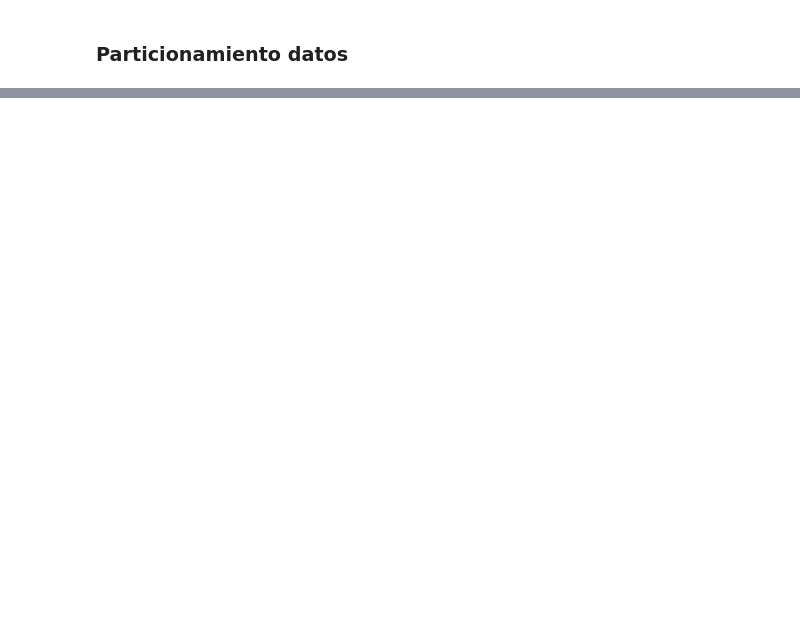
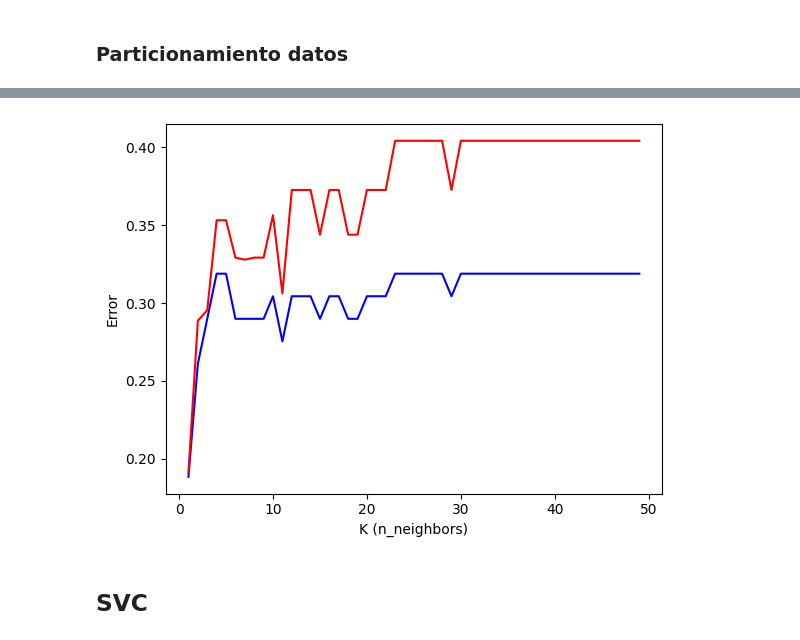
Before and after one commit to Angelbardon/curso-_analisis_angel_bardon, a Jupyter notebook: m6-ml/3. Clasificacion/clasificacion_multiclase_penguins.ipynb, the cells around one changed output, grey strips where cells are left out. Saved outputs shown, nothing was run; the diff lists cells and outputs as text; code cells hidden in the pictures; blank space fills up the shorter version.

```diff
--- a/m6-ml/3. Clasificacion/clasificacion_multiclase_penguins.ipynb
+++ b/m6-ml/3. Clasificacion/clasificacion_multiclase_penguins.ipynb
@@ -112,0 +135,4 @@ y = df['species_int']
+# %%
+from sklearn.model_selection import train_test_split
+
+X_train, X_test, y_train, y_test = train_test_split(X, y, test_size=0.2, random_state=42 )
@@ -112,0 +170,9 @@ y = df['species_int']
+# %%
+from sklearn.neighbors import KNeighborsClassifier
+
+model = KNeighborsClassifier(n_neighbors=1)
+
+model.fit(X_train, y_train)
+y_pred = model.predict(X_test)
+
+print(classification_report(y_test, y_pred))
@@ -112,0 +189,29 @@ y = df['species_int']
+# %%
+from sklearn.metrics import accuracy_score, f1_score
+
+accuracy_error = []
+f1_error = []
+
+for k in range(1, 50): # itera los números impares
+    model = KNeighborsClassifier(n_neighbors=k)
+    model.fit(X_train, y_train)
+
+    y_pred = model.predict(X_test)
+
+    accuracy = accuracy_score(y_test, y_pred)
+    error = 1 - accuracy
+    accuracy_error.append(error)
+
+    f1 = f1_score(y_test, y_pred, average='weighted') # Clasificación multiclase requiere parámetro average
+    error = 1 - f1
+    f1_error.append(error)
+
+plt.plot(range(1, 50), accuracy_error, c='b')
+plt.plot(range(1, 50), f1_error, c='r')
+
+plt.ylabel('Error')
+plt.xlabel('K (n_neighbors)');
+# %% [output]
+[figure, added]
+# %% [markdown]
+## SVC
```
Also changed, not shown: parts of 15 cells of this notebook.
